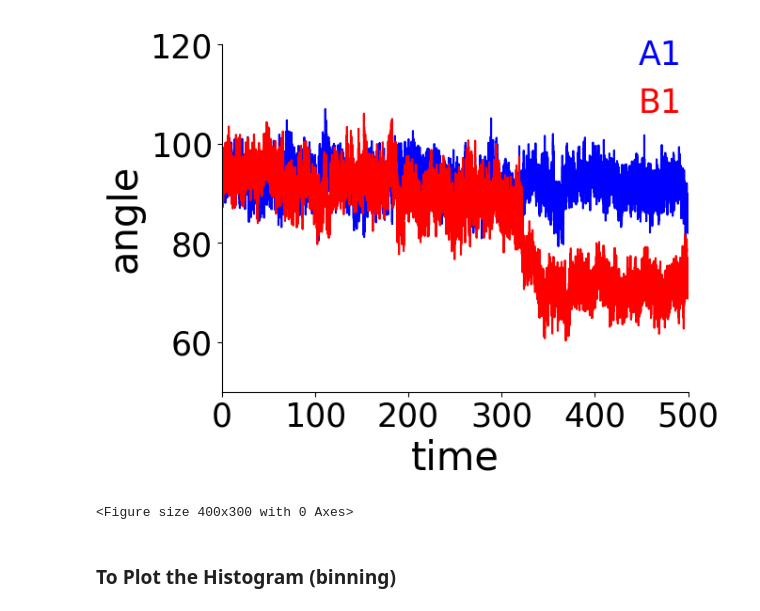
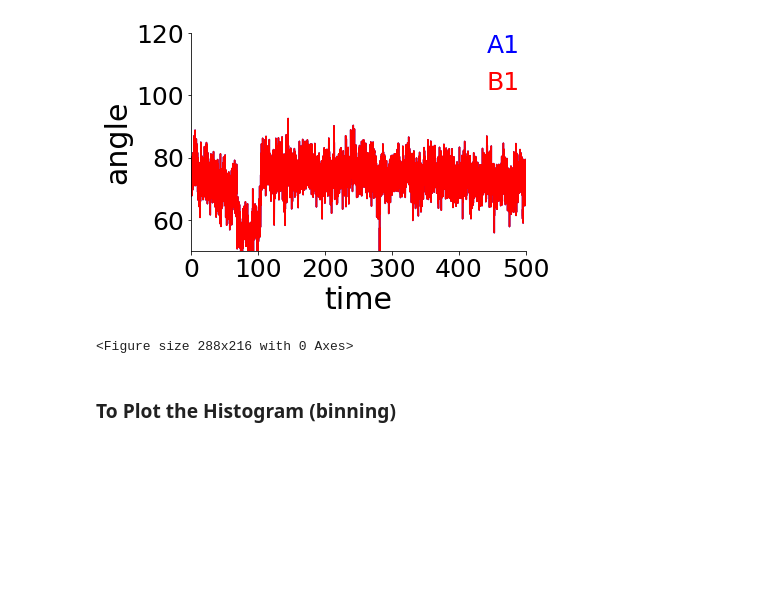
Before and after one commit to shub-bioinfo/Python, a Jupyter notebook: lineplots.ipynb, the cells around one changed output. Saved outputs shown, nothing was run; the diff lists cells and outputs as text; code cells hidden in the pictures; blank space fills up the shorter version.

Commit message:
added lineplot + histo

```diff
--- a/lineplots.ipynb
+++ b/lineplots.ipynb
@@ -4,8 +4,8 @@ from scipy.stats import norm
 import matplotlib.pyplot as plt
 import  matplotlib
 # %%
-a, b=np.loadtxt('angleApoA1.xvg', comments=['#', '@'], unpack=True)
-c, d=np.loadtxt('angleApoA2.xvg', comments=['#', '@'], unpack=True)
+a, b=np.loadtxt('angleApoC1.xvg', comments=['#', '@'], unpack=True)
+c, d=np.loadtxt('angleApoC1.xvg', comments=['#', '@'], unpack=True)
 
 plt.plot(a/1000, b, "-b", label="A1" )
 plt.plot(c/1000, d, "-r", label="B1" )
@@ -15,35 +15,35 @@ plt.plot(c/1000, d, "-r", label="B1" )
 #plt.plot(120, bins=100, normed=1, "-b", label="A1", alpha=0.5 )
 
 
 plt.xlabel('time', fontsize=30)                      #xlabel
 plt.ylabel('angle', fontsize=30)                     #ylabel
 
 plt.xlim(0, 500)                                    #xrange
 plt.ylim(50, 120)                                   #yrange
 
 plt.yticks(np.arange(60, 121, 20), fontsize=25)        #ticks
 plt.xticks(np.arange(0,501,100), fontsize=25)
 
 axs=plt.gca()
 # Hide the right and top spines
 axs.spines['right'].set_visible(False)
 axs.spines['top'].set_visible(False)
 
 # Only show ticks on the left and bottom spines
 axs.yaxis.set_ticks_position('left')
 axs.xaxis.set_ticks_position('bottom')
 
 #labelcolor available >3.4 version of matplotlib
 #bbox(x, y, width, height)
 #axs.legend(loc='upper right', handlelength=0, handletextpad=0, frameon=False, labelcolor='linecolor', fontsize=25)
 axs.legend(loc='best', bbox_to_anchor=(0.6, 0.55, 0.45, 0.55), handlelength=0, handletextpad=0, frameon=False, labelcolor='linecolor', fontsize=25)
 
 plt.figure(figsize=[4,3])
 #To remove the whitespace
 plt.savefig('saved_figure-50pi.png', dpi = 300, bbox_inches='tight',pad_inches = 0)
 # %% [output]
-[figure, old version]
+[figure, new version]
-<Figure size 400x300 with 0 Axes>
+<Figure size 288x216 with 0 Axes>
 # %% [markdown]
 ### To Plot the Histogram (binning)
 # %%
```
Also changed, not shown: parts of 6 cells of this notebook.
